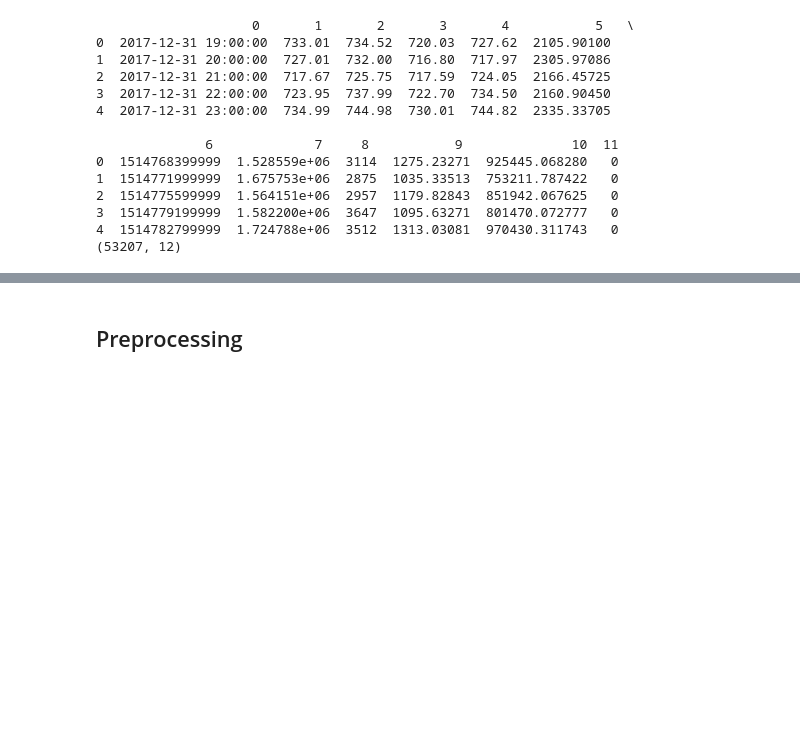
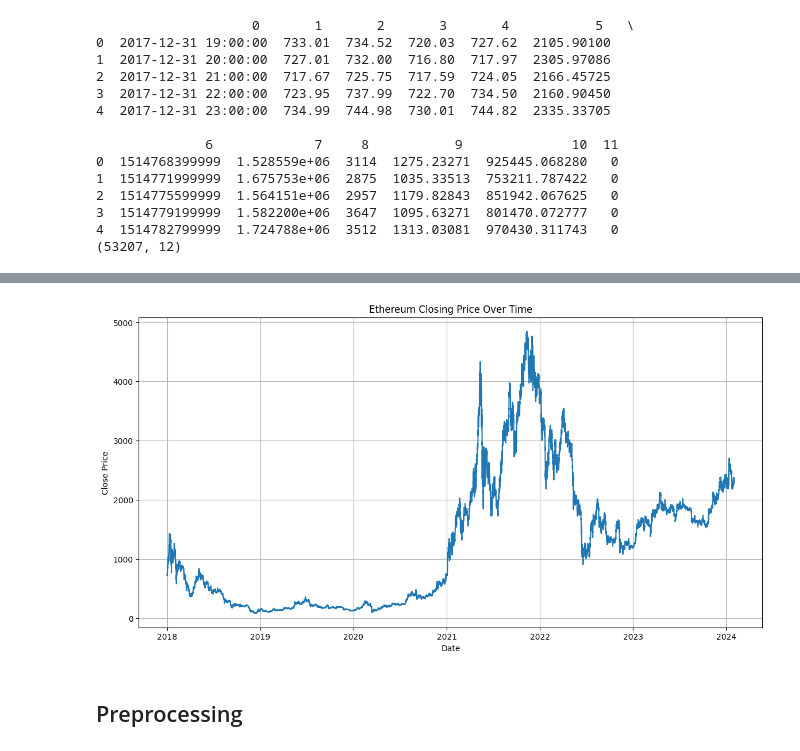
Before and after one commit to DrejCosby/CNIT484, a Jupyter notebook: project/financial_analyzer.ipynb, the cells around one changed output, grey strips where cells are left out. Drawn from its saved outputs; the diff is of its cells as text; code cells hidden in the pictures; blank space fills up the shorter version.

```diff
--- a/project/financial_analyzer.ipynb
+++ b/project/financial_analyzer.ipynb
@@ -33,6 +40,24 @@ print(raw_data.shape)
 # %%
 raw_data.columns = ['date', 'open', 'high', 'low', 'close', 'volume'] + list(raw_data.columns[6:])
 raw_data.drop(raw_data.columns[6:], axis=1, inplace=True)
+
+# Convert the 'date' column to datetime and make it the index
+raw_data['date'] = pd.to_datetime(raw_data['date'])
+raw_data.set_index('date', inplace=True)
+
+raw_data['next_close'] = raw_data['close'].shift(-1)
+#drop last value since itll be NaN
+raw_data = raw_data.dropna()
+
+
 print(raw_data.head())
 print(raw_data.shape)
+
+plt.figure(figsize=(14, 7))
+plt.plot(raw_data['close'])
+plt.title('Ethereum Closing Price Over Time')
+plt.xlabel('Date')
+plt.ylabel('Close Price')
+plt.grid(True)
+plt.show()
 # %% [output]
@@ -46,2 +72,3 @@ print(raw_data.shape)
+[figure, added]
 # %% [markdown]
 ## Preprocessing ##
```
Also changed, not shown: parts of 16 cells of this notebook, 1 other file.
